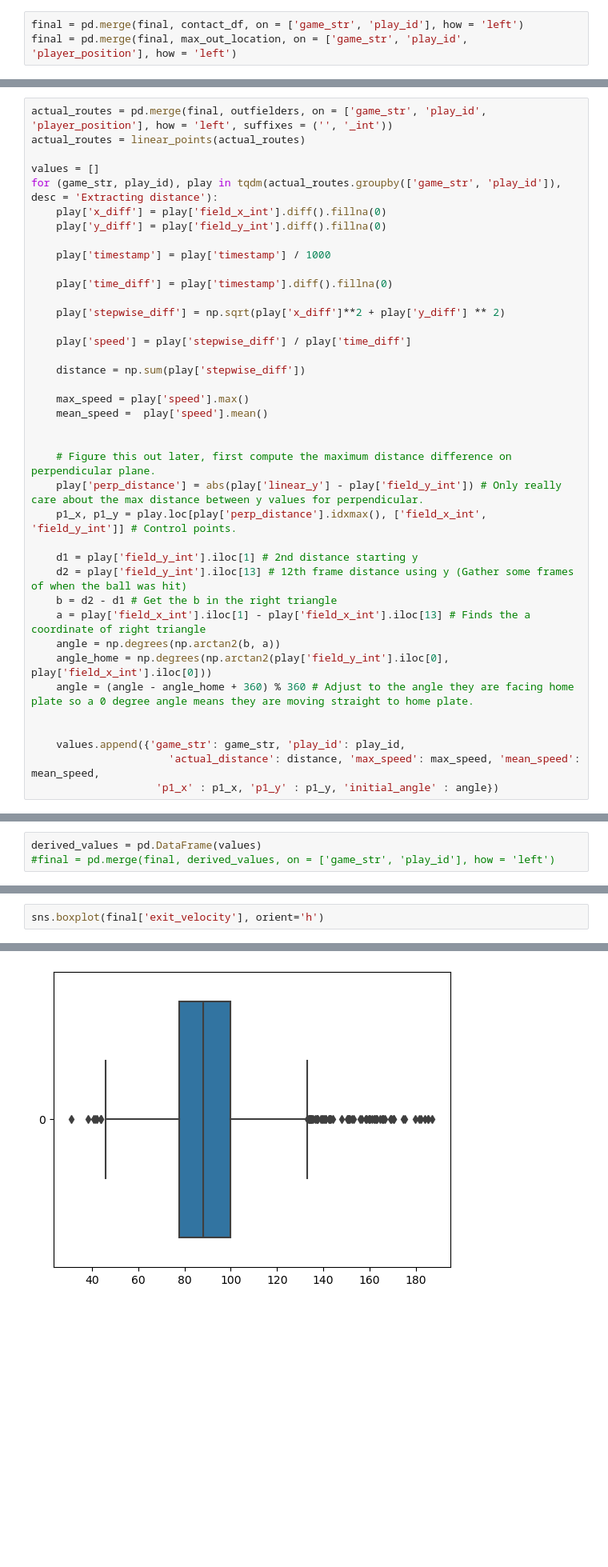
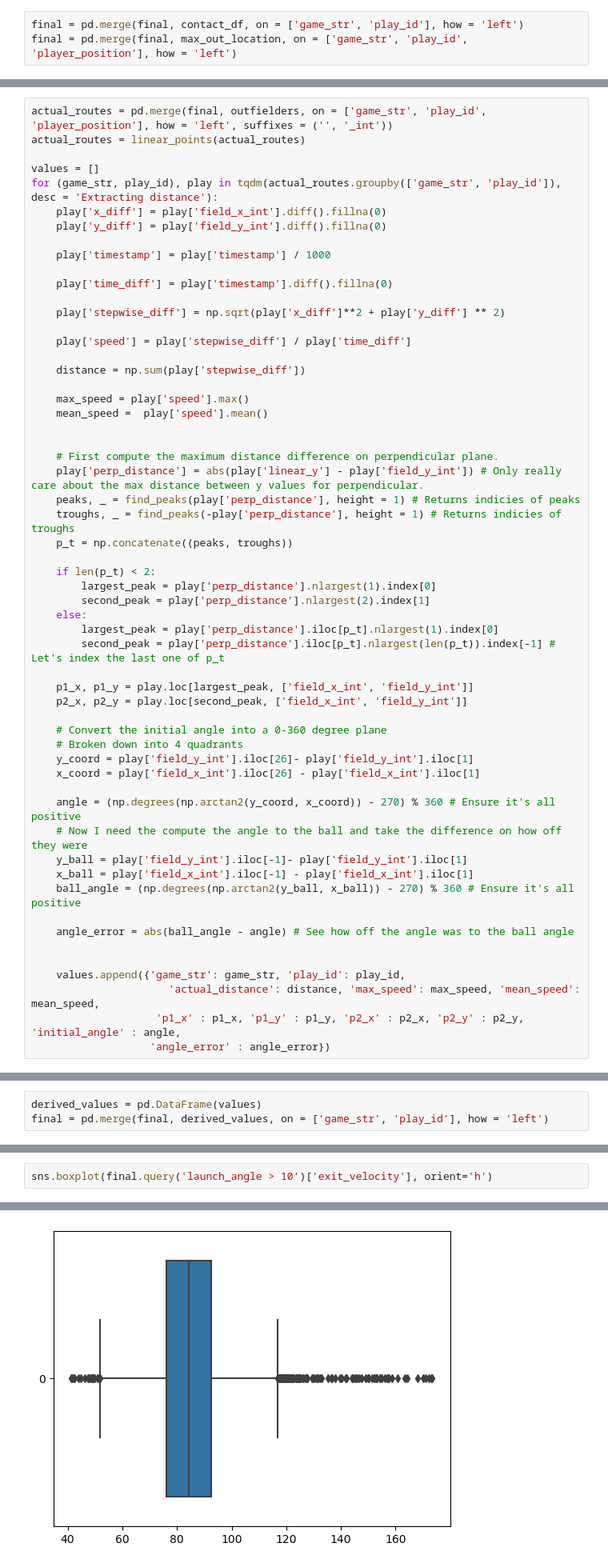
Before and after one commit to EddietheProgrammer/SMT-Data-Challenge, a Jupyter notebook: Data Manipulation & Cleaning.ipynb, the cells around one changed output, grey strips where cells are left out. Shown at 80% size. Saved outputs shown, nothing was run; the diff lists cells and outputs as text; blank space fills up the shorter version.

Commit message:
last file

```diff
--- a/Data Manipulation & Cleaning.ipynb
+++ b/Data Manipulation & Cleaning.ipynb
@@ -413,19 +413,37 @@ for (game_str, play_id), play in tqdm(actual_routes.groupby(['game_str', 'play_i
     mean_speed =  play['speed'].mean()
 
 
-    # Figure this out later, first compute the maximum distance difference on perpendicular plane.
+    # First compute the maximum distance difference on perpendicular plane.
     play['perp_distance'] = abs(play['linear_y'] - play['field_y_int']) # Only really care about the max distance between y values for perpendicular.
-    p1_x, p1_y = play.loc[play['perp_distance'].idxmax(), ['field_x_int', 'field_y_int']] # Control points.
+    peaks, _ = find_peaks(play['perp_distance'], height = 1) # Returns indicies of peaks
+    troughs, _ = find_peaks(-play['perp_distance'], height = 1) # Returns indicies of troughs
+    p_t = np.concatenate((peaks, troughs))
 
-    d1 = play['field_y_int'].iloc[1] # 2nd distance starting y
-    d2 = play['field_y_int'].iloc[13] # 12th frame distance using y (Gather some frames of when the ball was hit)
-    b = d2 - d1 # Get the b in the right triangle
-    a = play['field_x_int'].iloc[1] - play['field_x_int'].iloc[13] # Finds the a coordinate of right triangle
-    angle = np.degrees(np.arctan2(b, a))
-    angle_home = np.degrees(np.arctan2(play['field_y_int'].iloc[0], play['field_x_int'].iloc[0]))
-    angle = (angle - angle_home + 360) % 360 # Adjust to the angle they are facing home plate so a 0 degree angle means they are moving straight to home plate.
+    if len(p_t) < 2:
+        largest_peak = play['perp_distance'].nlargest(1).index[0]
+        second_peak = play['perp_distance'].nlargest(2).index[1]
+    else:
+        largest_peak = play['perp_distance'].iloc[p_t].nlargest(1).index[0]
+        second_peak = play['perp_distance'].iloc[p_t].nlargest(len(p_t)).index[-1] # Let's index the last one of p_t
+
+    p1_x, p1_y = play.loc[largest_peak, ['field_x_int', 'field_y_int']]
+    p2_x, p2_y = play.loc[second_peak, ['field_x_int', 'field_y_int']]
+
+    # Convert the initial angle into a 0-360 degree plane
+    # Broken down into 4 quadrants
+    y_coord = play['field_y_int'].iloc[26]- play['field_y_int'].iloc[1]
+    x_coord = play['field_x_int'].iloc[26] - play['field_x_int'].iloc[1]
+
+    angle = (np.degrees(np.arctan2(y_coord, x_coord)) - 270) % 360 # Ensure it's all positive
+    # Now I need the compute the angle to the ball and take the difference on how off they were
+    y_ball = play['field_y_int'].iloc[-1]- play['field_y_int'].iloc[1]
+    x_ball = play['field_x_int'].iloc[-1] - play['field_x_int'].iloc[1]
+    ball_angle = (np.degrees(np.arctan2(y_ball, x_ball)) - 270) % 360 # Ensure it's all positive
+
+    angle_error = abs(ball_angle - angle) # See how off the angle was to the ball angle
 
 
     values.append({'game_str': game_str, 'play_id': play_id,
                       'actual_distance': distance, 'max_speed': max_speed, 'mean_speed': mean_speed,
-                    'p1_x' : p1_x, 'p1_y' : p1_y, 'initial_angle' : angle})
+                    'p1_x' : p1_x, 'p1_y' : p1_y, 'p2_x' : p2_x, 'p2_y' : p2_y, 'initial_angle' : angle,
+                   'angle_error' : angle_error})
@@ -463,3 +450,3 @@ derived_values
 # %%
 derived_values = pd.DataFrame(values)
-#final = pd.merge(final, derived_values, on = ['game_str', 'play_id'], how = 'left')
+final = pd.merge(final, derived_values, on = ['game_str', 'play_id'], how = 'left')
@@ -518,8 +537,8 @@ Name: exit_velocity, dtype: float64
 # %%
-sns.boxplot(final['exit_velocity'], orient='h')
+sns.boxplot(final.query('launch_angle > 10')['exit_velocity'], orient='h')
 # %% [output]
 <Axes: >
-[figure, old version]
+[figure, new version]
 # %%
 sns.boxplot(final.query('launch_angle > 10')['launch_angle'], orient='h')
 # %% [output]
```
Also changed, not shown: parts of 28 cells of this notebook.
